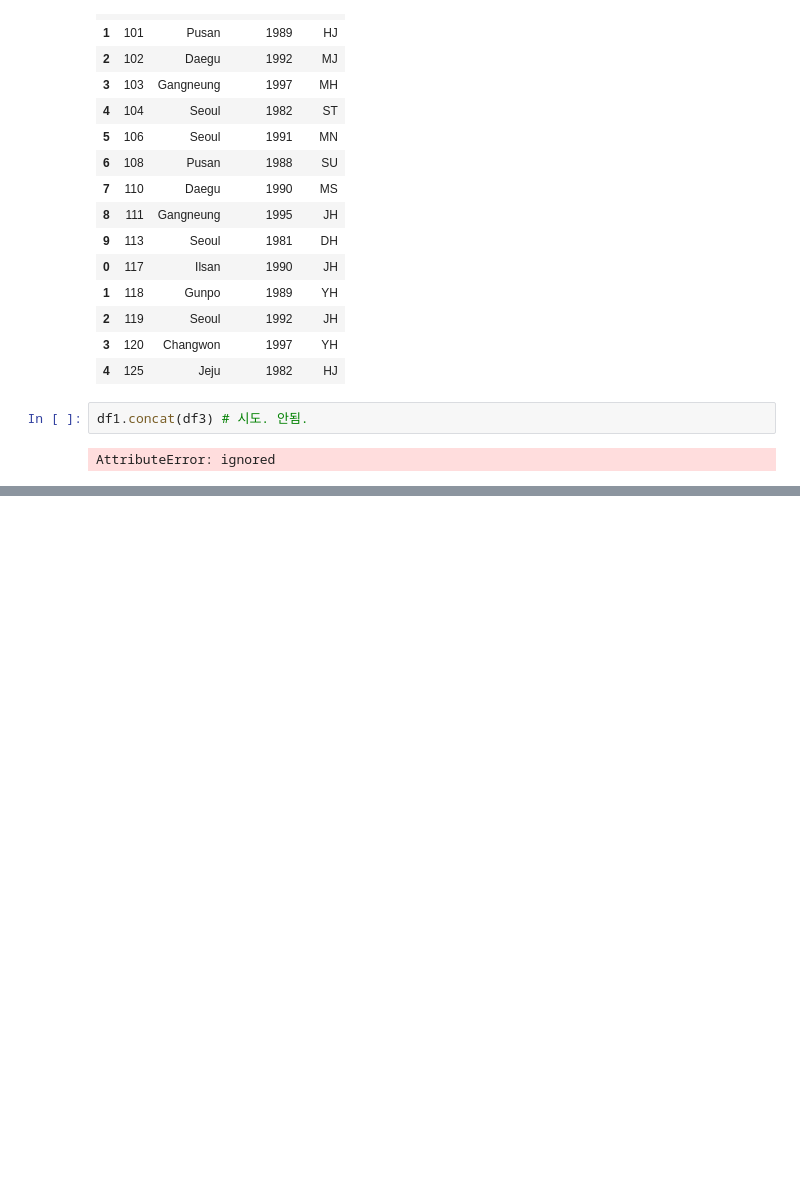
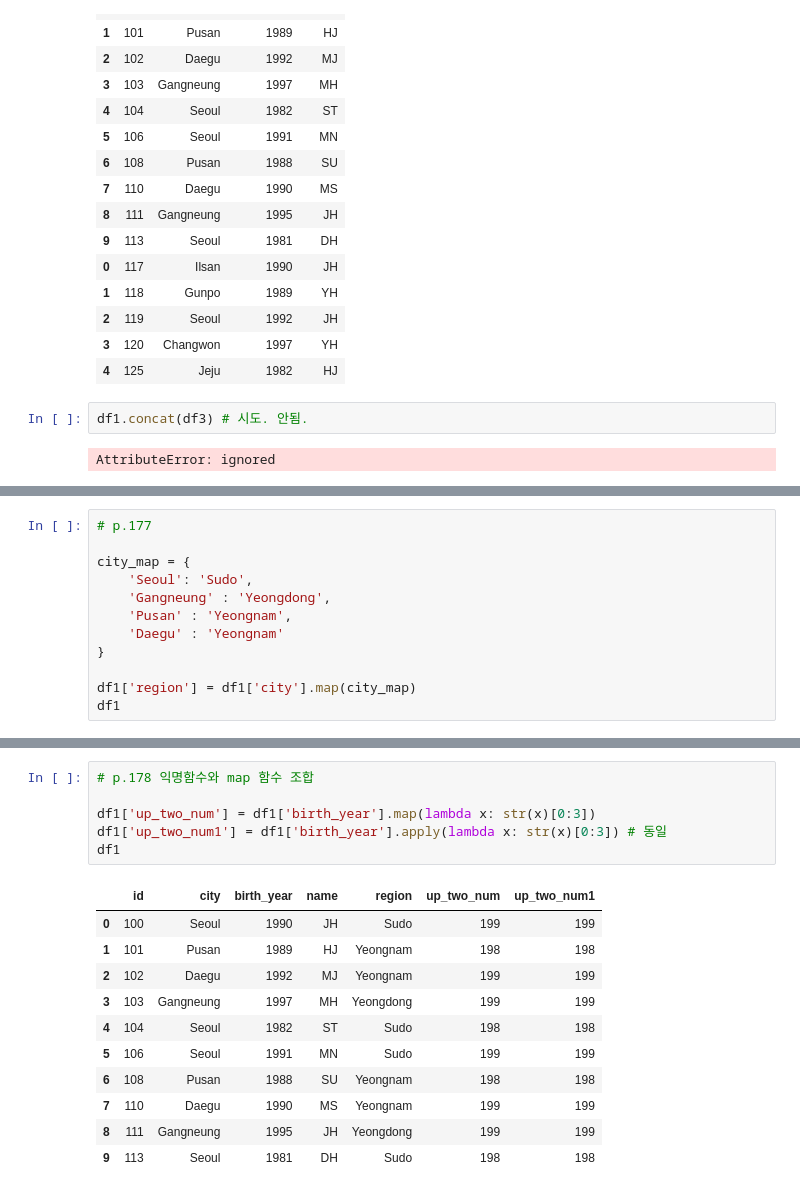
Before and after one commit to MMM-Sci/python_prac, a Jupyter notebook: CH6_Pandas.ipynb, the cells around one changed output, grey strips where cells are left out. Cells and saved outputs as stored; diff of their text form; blank space fills up the shorter version.

```diff
--- a/CH6_Pandas.ipynb
+++ b/CH6_Pandas.ipynb
@@ -355,0 +612,12 @@ AttributeError: ignored
+# %%
+# p.177
+
+city_map = {
+    'Seoul': 'Sudo',
+    'Gangneung' : 'Yeongdong',
+    'Pusan' : 'Yeongnam',
+    'Daegu' : 'Yeongnam'
+}
+
+df1['region'] = df1['city'].map(city_map)
+df1
@@ -355,0 +636,18 @@ AttributeError: ignored
+# %%
+# p.178 익명함수와 map 함수 조합
+
+df1['up_two_num'] = df1['birth_year'].map(lambda x: str(x)[0:3])
+df1['up_two_num1'] = df1['birth_year'].apply(lambda x: str(x)[0:3]) # 동일
+df1
+# %% [output]
+|  | id | city | birth_year | name | region | up_two_num | up_two_num1 |
+| 0 | 100 | Seoul | 1990 | JH | Sudo | 199 | 199 |
+| 1 | 101 | Pusan | 1989 | HJ | Yeongnam | 198 | 198 |
+| 2 | 102 | Daegu | 1992 | MJ | Yeongnam | 199 | 199 |
+| 3 | 103 | Gangneung | 1997 | MH | Yeongdong | 199 | 199 |
+| 4 | 104 | Seoul | 1982 | ST | Sudo | 198 | 198 |
+| 5 | 106 | Seoul | 1991 | MN | Sudo | 199 | 199 |
+| 6 | 108 | Pusan | 1988 | SU | Yeongnam | 198 | 198 |
+| 7 | 110 | Daegu | 1990 | MS | Yeongnam | 199 | 199 |
+| 8 | 111 | Gangneung | 1995 | JH | Yeongdong | 199 | 199 |
+| 9 | 113 | Seoul | 1981 | DH | Sudo | 198 | 198 |
```
Also changed, not shown: parts of 27 cells of this notebook.
